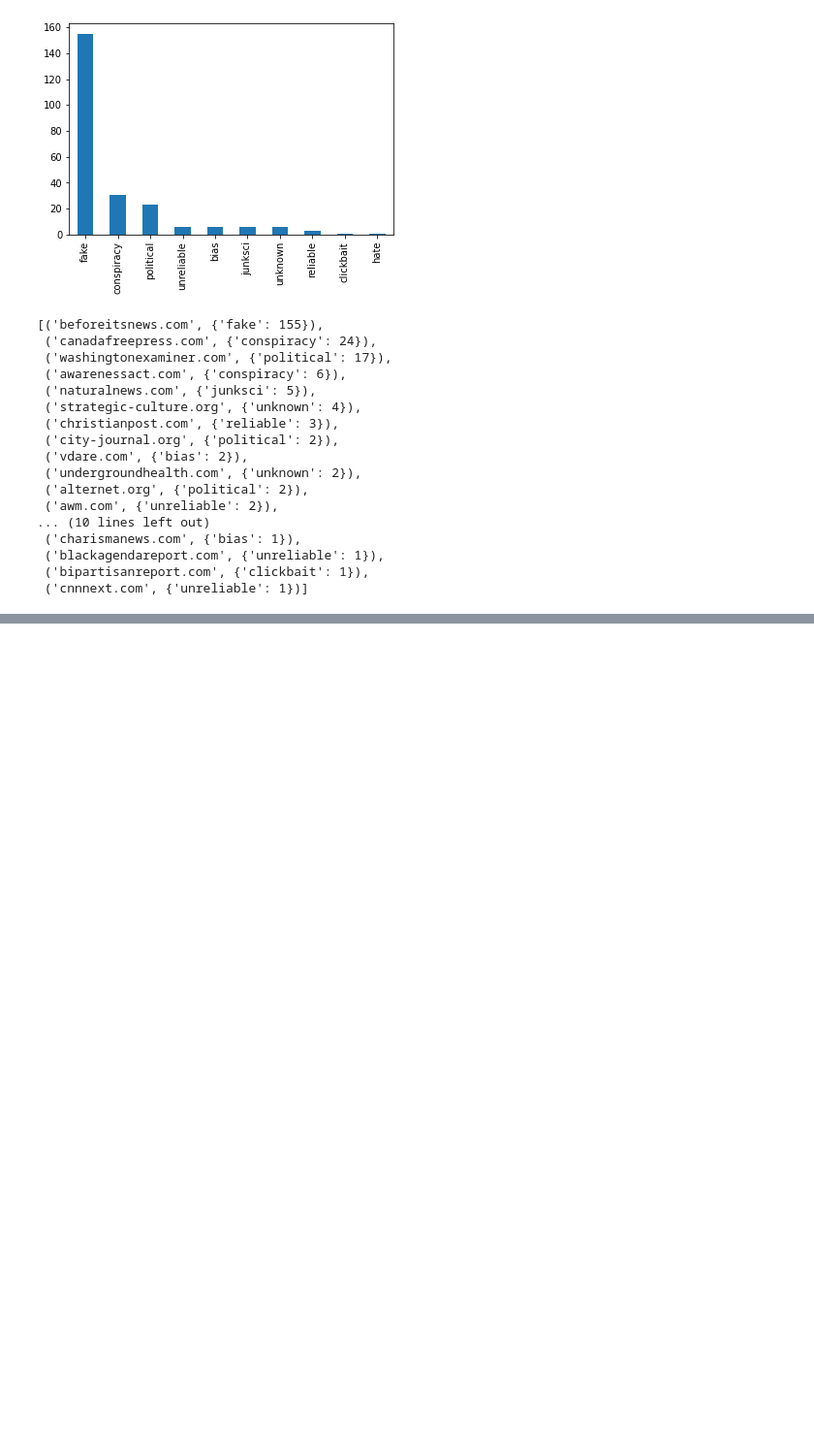
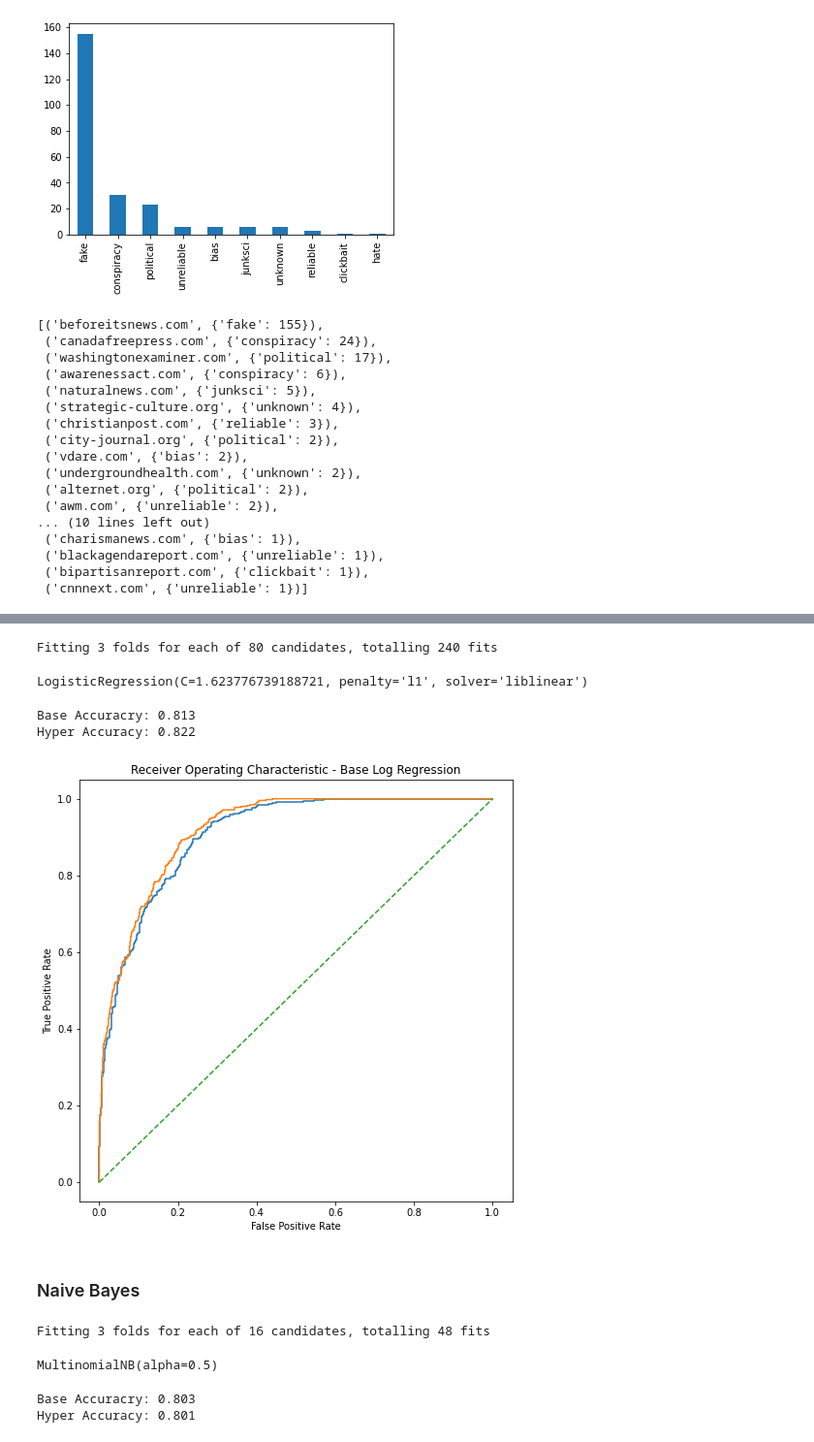
Before and after one commit to Numinator/ds, a Jupyter notebook: final/final.ipynb, the cells around one changed output, grey strips where cells are left out. Shown at 97% size. Cells and saved outputs as stored; diff of their text form; code cells hidden in the pictures; blank space fills up the shorter version.

Commit message:
Baseline models done

```diff
--- a/final/final.ipynb
+++ b/final/final.ipynb
@@ -835,0 +355,48 @@ textfile.close()
+# %%
+# Baseline hyperparameter tuning Log.reg
+
+logreg_model = linear_model.LogisticRegression()
+
+logreg_param = [
+    {'penalty' : ['l1'], 'C' : np.logspace(-4, 4, 20), 'solver' : ['liblinear']},
+    {'penalty' : ['l2'], 'C' : np.logspace(-4, 4, 20), 'solver' : ['lbfgs','newton-cg','saga']}
+]
+
+lrcv_clf = GridSearchCV(logreg_model, param_grid = logreg_param, cv=3, verbose = 5, n_jobs = -1)
+# %%
+lrbase_clf = logreg_model.fit(TFIDF_Xtrain, y_train)
+# %%
+lrhyper_clf = lrcv_clf.fit(TFIDF_Xtrain, y_train)
+# %% [output]
+Fitting 3 folds for each of 80 candidates, totalling 240 fits
+# %%
+lrhyper_clf.best_estimator_
+# %% [output]
+LogisticRegression(C=1.623776739188721, penalty='l1', solver='liblinear')
+# %%
+lrhyper_clf.score(TFIDF_Xtrain, y_train)
+
+print (f'Base Accuracry: {lrbase_clf.score(TFIDF_Xtest, y_test):.3f}\nHyper Accuracy: {lrhyper_clf.score(TFIDF_Xtest, y_test):.3f}')
+# %% [output]
+Base Accuracry: 0.813
+Hyper Accuracy: 0.822
+# %%
+lrbase_predict_proba = lrbase_clf.predict_proba(TFIDF_Xtest)[::,1]
+lrhyper_predict_proba = lrhyper_clf.predict_proba(TFIDF_Xtest)[::,1]
+
+lrbase_fpr, lrbase_tpr, _ = metrics.roc_curve(y_test, lrbase_predict_proba)
+lrhyper_fpr, lrhyper_tpr, _ = metrics.roc_curve(y_test, lrhyper_predict_proba)
+# %%
+plt.subplots(1, figsize=(8,8))
+
+plt.title('Receiver Operating Characteristic - Base Log Regression')
+plt.plot(lrbase_fpr, lrbase_tpr)
+plt.plot(lrhyper_fpr, lrhyper_tpr)
+plt.plot([0, 1], ls="--")
+plt.ylabel('True Positive Rate')
+plt.xlabel('False Positive Rate')
+plt.show()
+# %% [output]
+[figure, added]
+# %% [markdown]
+### Naive Bayes
@@ -835,0 +415,13 @@ textfile.close()
+# %%
+nbhyper_clf = nbcv_clf.fit(TFIDF_Xtrain, y_train)
+# %% [output]
+Fitting 3 folds for each of 16 candidates, totalling 48 fits
+# %%
+nbhyper_clf.best_estimator_
+# %% [output]
+MultinomialNB(alpha=0.5)
+# %%
+print (f'Base Accuracry: {nbbase_clf.score(TFIDF_Xtest, y_test):.3f}\nHyper Accuracy: {nbhyper_clf.score(TFIDF_Xtest, y_test):.3f}')
+# %% [output]
+Base Accuracry: 0.803
+Hyper Accuracy: 0.801
```
Also changed, not shown: parts of 49 cells of this notebook, 4 other files.
